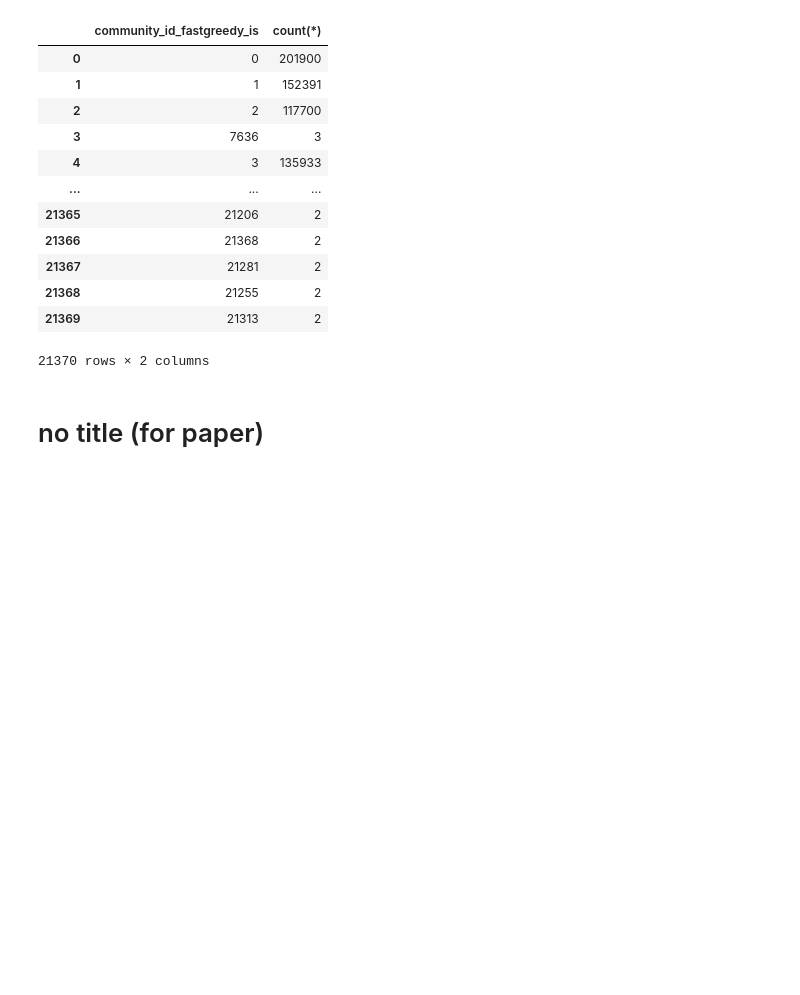
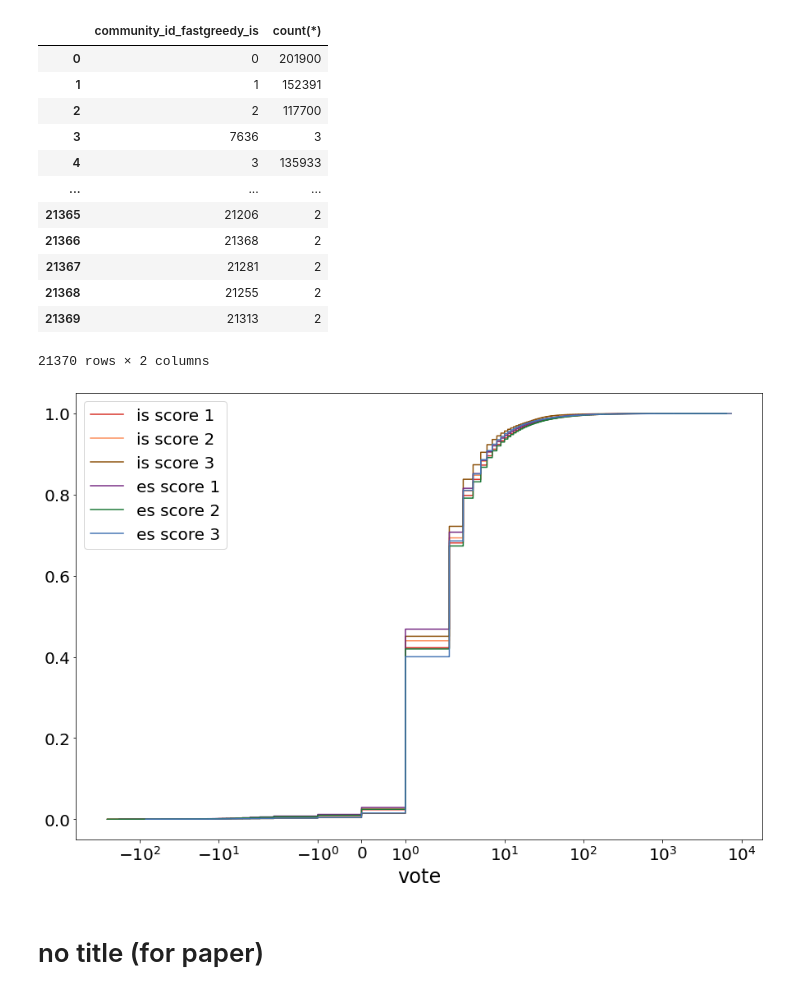
Before and after one commit to tr0up2r/plotting-and-graph-analysis, a Jupyter notebook: cdf_from_zero.ipynb, the cells around one changed output. Cells and saved outputs as stored; diff of their text form; code cells hidden in the pictures; blank space fills up the shorter version.

```diff
--- a/cdf_from_zero.ipynb
+++ b/cdf_from_zero.ipynb
@@ -173,6 +173,42 @@ result_df7
 | 21368 | 21255 | 2 |
 | 21369 | 21313 | 2 |
 21370 rows × 2 columns
+# %%
+connection = cn.make_connection('connection.csv')
+
+cursors3 = []
+sqls3 = []
+results3 = []
+result_list3 = []
+for i in range(6):
+    cursors3.append(connection.cursor(pymysql.cursors.DictCursor))
+
+where = "is_valid=1 and is_valid_author=1 and link_key=parent_key;"
+
+sqls3.append("select score from comments where is_score = 1 and " + where)
+sqls3.append("select score from comments where is_score = 2 and " + where)
+sqls3.append("select score from comments where is_score = 3 and " + where)
+sqls3.append("select score from comments where es_score = 1 and " + where)
+sqls3.append("select score from comments where es_score = 2 and " + where)
+sqls3.append("select score from comments where es_score = 3 and " + where)
+
+for i in range(6):
+    cursors3[i].execute(sqls3[i])
+    # result가 dict 형태로 return.
+    results3.append(cursors3[i].fetchall())
+
+connection.close()
+
+for i in range(6):
+    results3[i] = pd.DataFrame(results3[i])
+    result_list3.append(list(np.array(results3[i]['score'].tolist())))
+# %%
+result_list3
+colors = ['#d73027', '#fc8d59', '#8c510a', '#762a83', '#1b7837', '#4575b4']
+legends = ['is score 1', 'is score 2', 'is score 3', 'es score 1', 'es score 2', 'es score 3']
+draw_multiple_cdf_normalize_y(result_list3, "vote", colors, 'vote', legends, True)
+# %% [output]
+[figure, added]
 # %% [markdown]
 # no title (for paper)
 # %%
```
Also changed, not shown: 1 other file.
